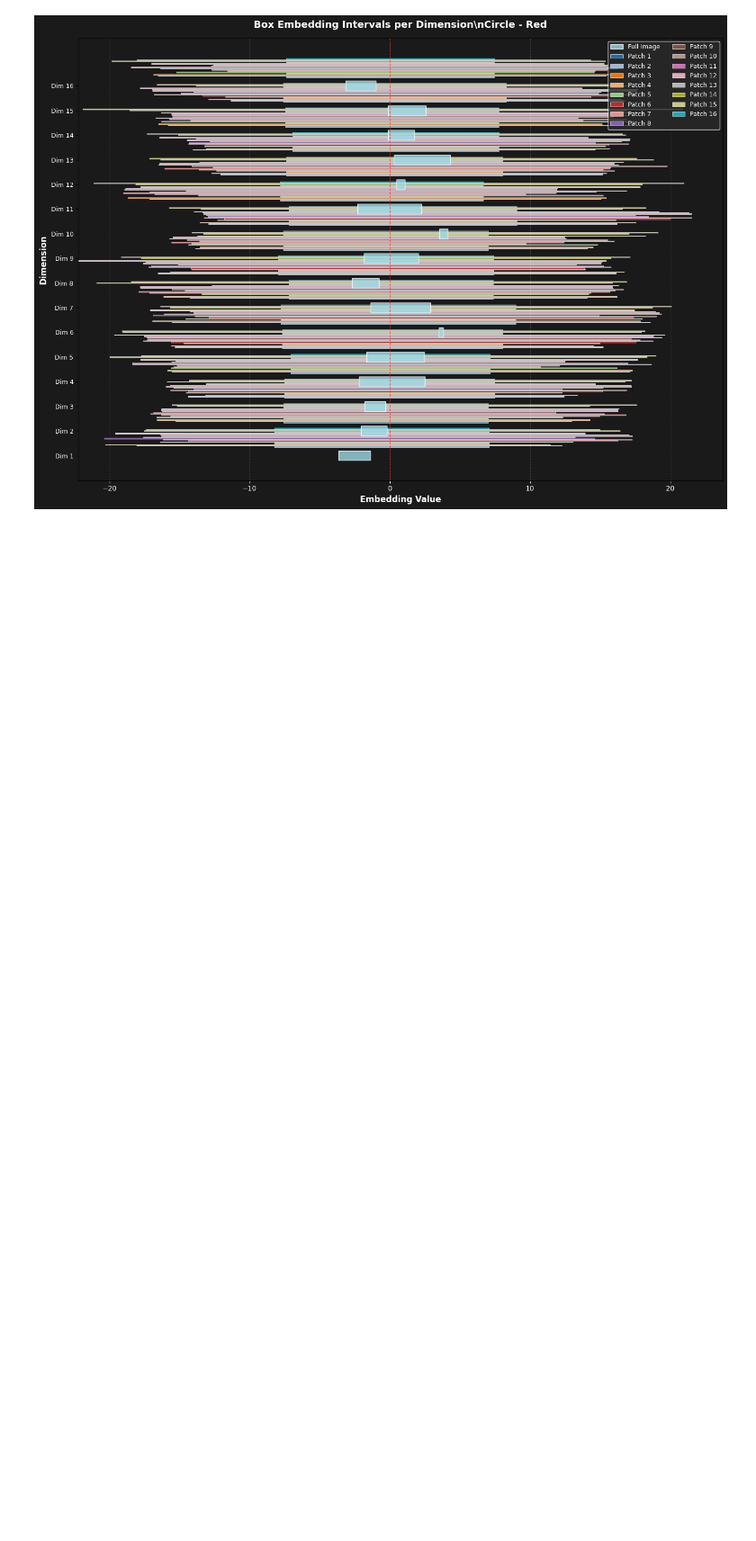
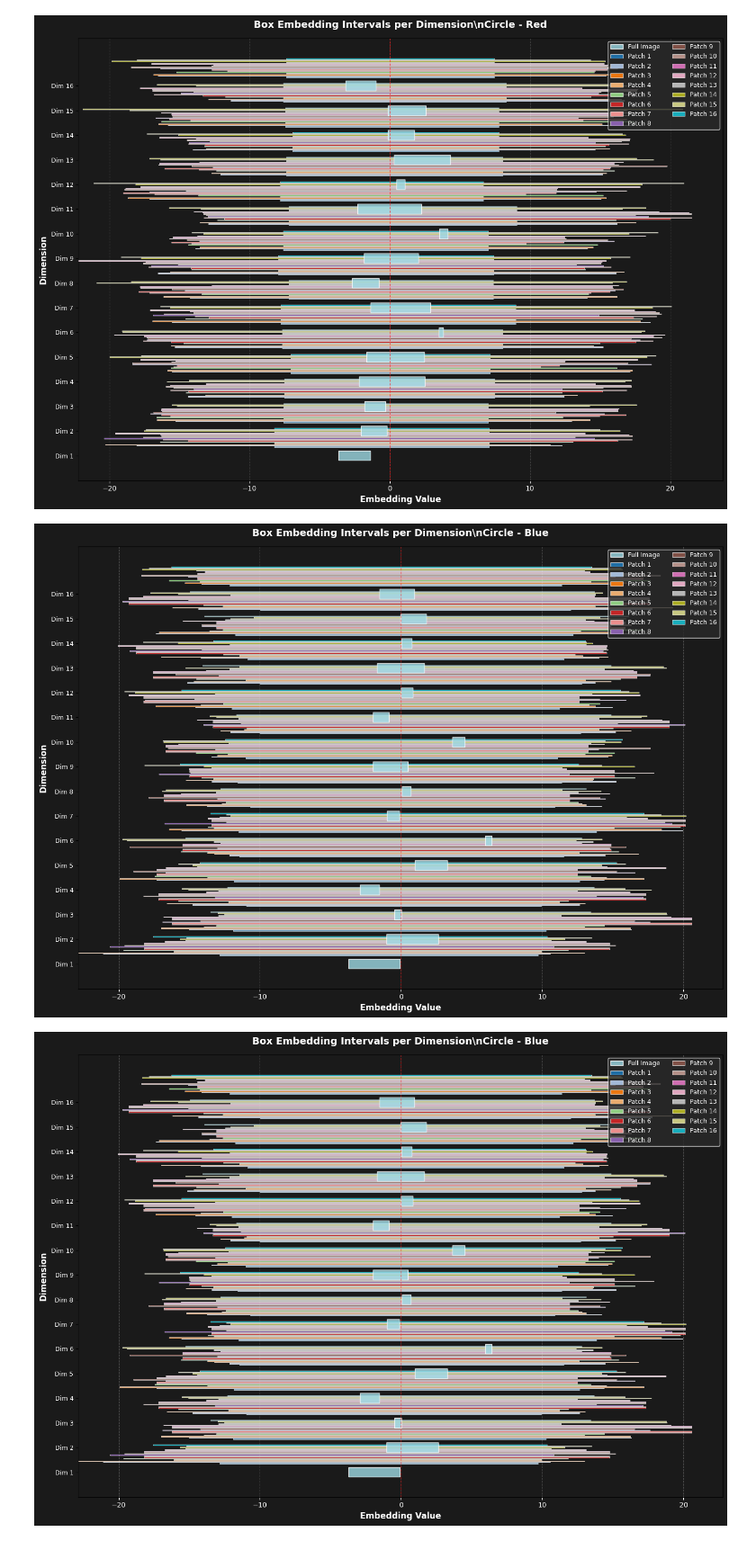
Before and after one commit to Lossfunk/compositional-representation-learning, a Jupyter notebook: notebooks/playgrounds/PatchBoxEmbeddingsVAE_embeddings_analysis.ipynb, the cells around one changed output. Shown at 90% size. Cells and saved outputs as stored; diff of their text form; code cells hidden in the pictures; blank space fills up the shorter version.

```diff
--- a/notebooks/playgrounds/PatchBoxEmbeddingsVAE_embeddings_analysis.ipynb
+++ b/notebooks/playgrounds/PatchBoxEmbeddingsVAE_embeddings_analysis.ipynb
@@ -473,6 +499,11 @@ visualize_dimension_intervals(embedding_results, sample_idx=0, figsize=(14, 10))
 # %% [output]
 [figure]
 [figure]
+# %%
+visualize_dimension_intervals(embedding_results, sample_idx=1, figsize=(14, 10))
+# %% [output]
+[figure, added]
+[figure, added]
 # %%
 # Visualize all samples
 for idx in range(len(embedding_results)):
```
Also changed, not shown: parts of 5 cells of this notebook, 8 other files.
